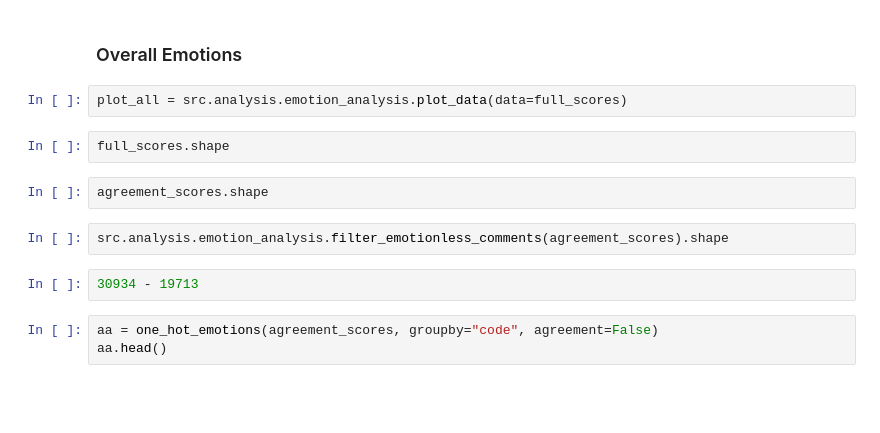
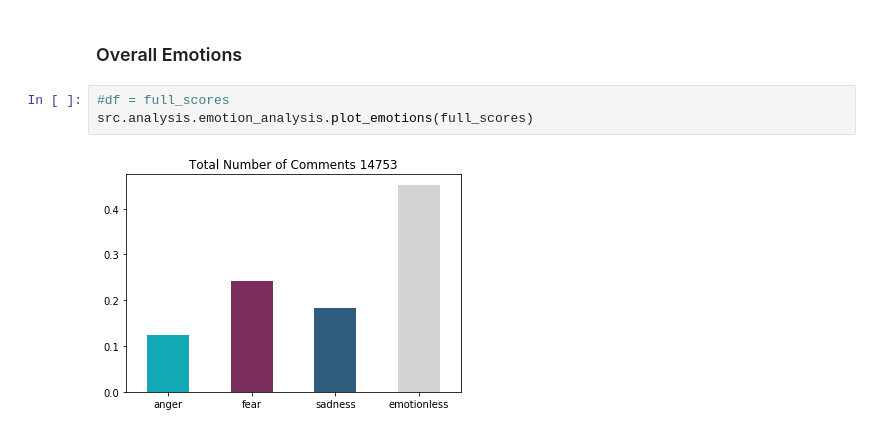
Before and after one commit to Jamienie/mds_capstone_bcstats, a Jupyter notebook: notebooks/emotion_analysis.ipynb, the cells around one changed output. Drawn from its saved outputs; the diff is of its cells as text; blank space fills up the shorter version.

Commit message:
text summary and emotion analysis notebooks and scripts are cleaned and ready

```diff
--- a/notebooks/emotion_analysis.ipynb
+++ b/notebooks/emotion_analysis.ipynb
@@ -122,15 +89,7 @@ display(full_scores.head(3))
 # %% [markdown]
 ### Overall Emotions
 # %%
-plot_all = src.analysis.emotion_analysis.plot_data(data=full_scores)
+#df = full_scores
+src.analysis.emotion_analysis.plot_emotions(full_scores)
+# %% [output]
+[figure, added]
-# %%
-full_scores.shape
-# %%
-agreement_scores.shape
-# %%
-src.analysis.emotion_analysis.filter_emotionless_comments(agreement_scores).shape
-# %%
-30934 - 19713
-# %%
-aa = one_hot_emotions(agreement_scores, groupby="code", agreement=False)
-aa.head()
```
Also changed, not shown: parts of 42 cells of this notebook, 3 other files.
